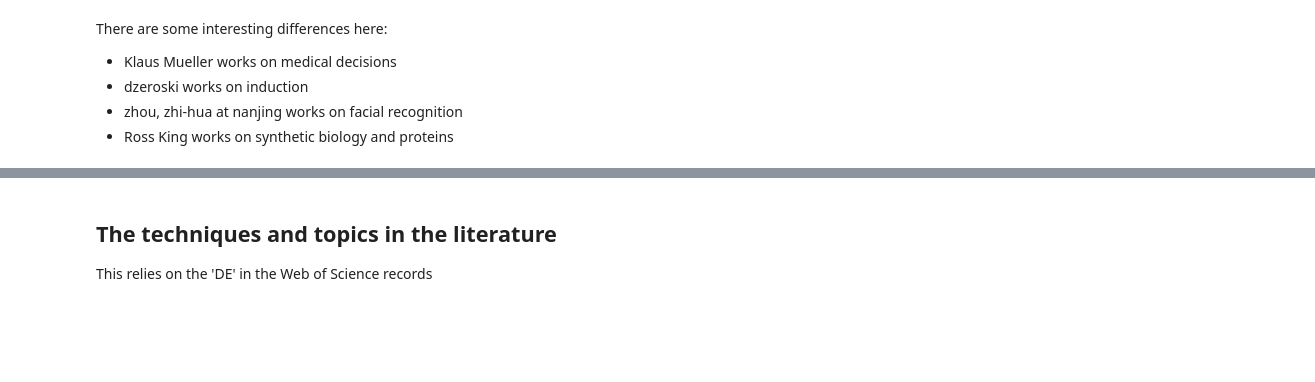
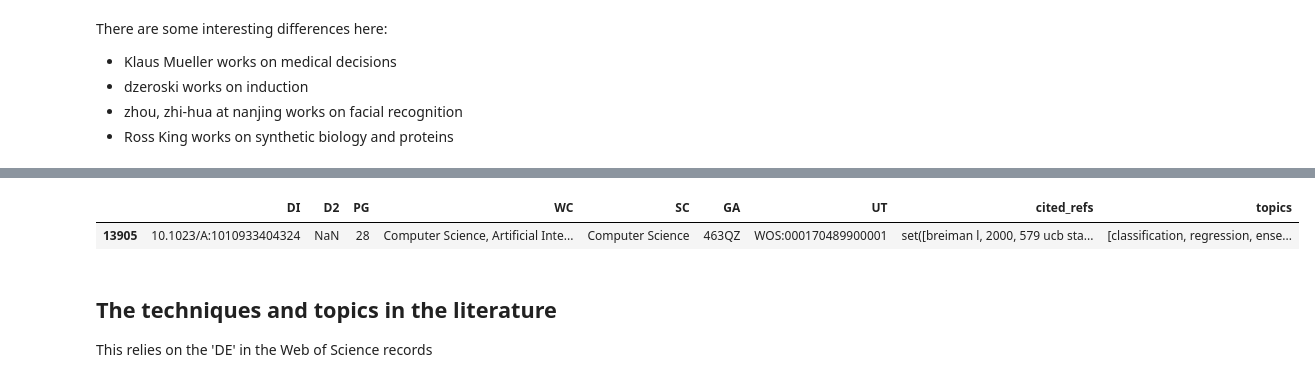
Before and after one commit to datapractice/machinelearners, a Jupyter notebook: ml_lit/ML_literature.ipynb, the cells around one changed output, grey strips where cells are left out. Drawn from its saved outputs; the diff is of its cells as text; code cells hidden in the pictures; blank space fills up the shorter version.

```diff
--- a/ml_lit/ML_literature.ipynb
+++ b/ml_lit/ML_literature.ipynb
@@ -310,3 +334,8 @@ There are some interesting differences here:
+# %%
+df.ix[df.TC == df.TC.max(), 51:]
+# %% [output]
+|  | DI | D2 | PG | WC | SC | GA | UT | cited_refs | topics |
+| 13905 | 10.1023/A:1010933404324 | NaN | 28 | Computer Science, Artificial Inte... | Computer Science | 463QZ | WOS:000170489900001 | set([breiman l, 2000, 579 ucb sta... | [classification, regression, ense... |
 # %% [markdown]
 ## The techniques and topics in the literature
 
```
Also changed, not shown: parts of 3 cells of this notebook, 53 other files.
